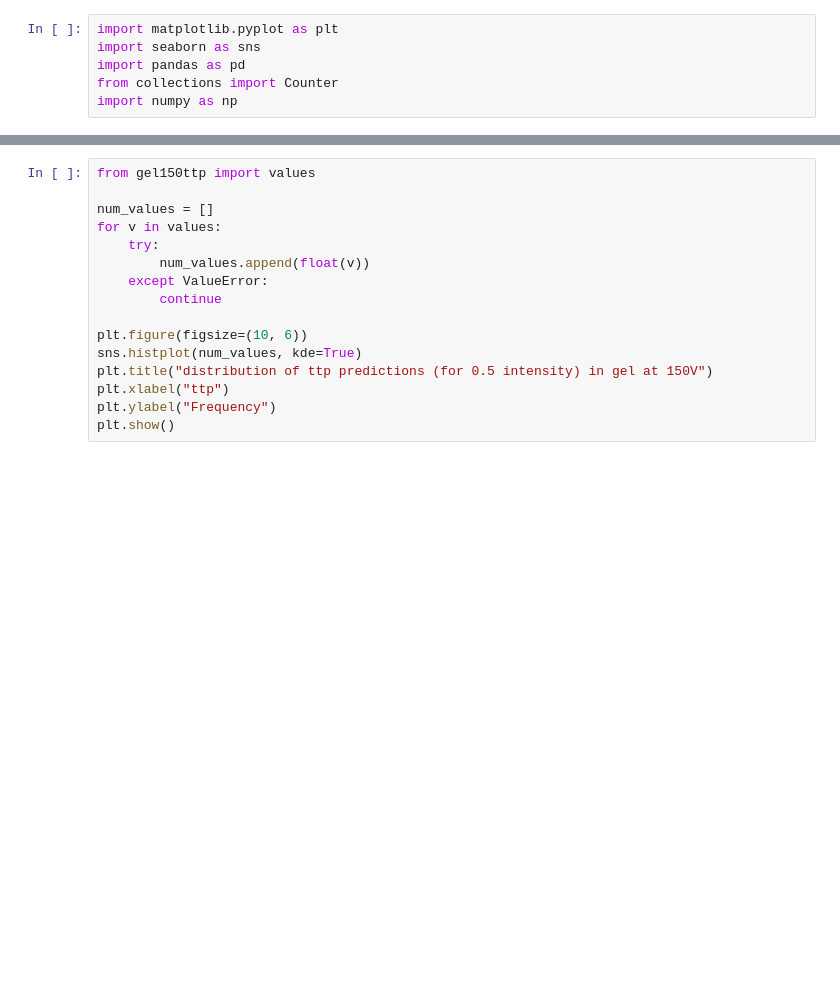
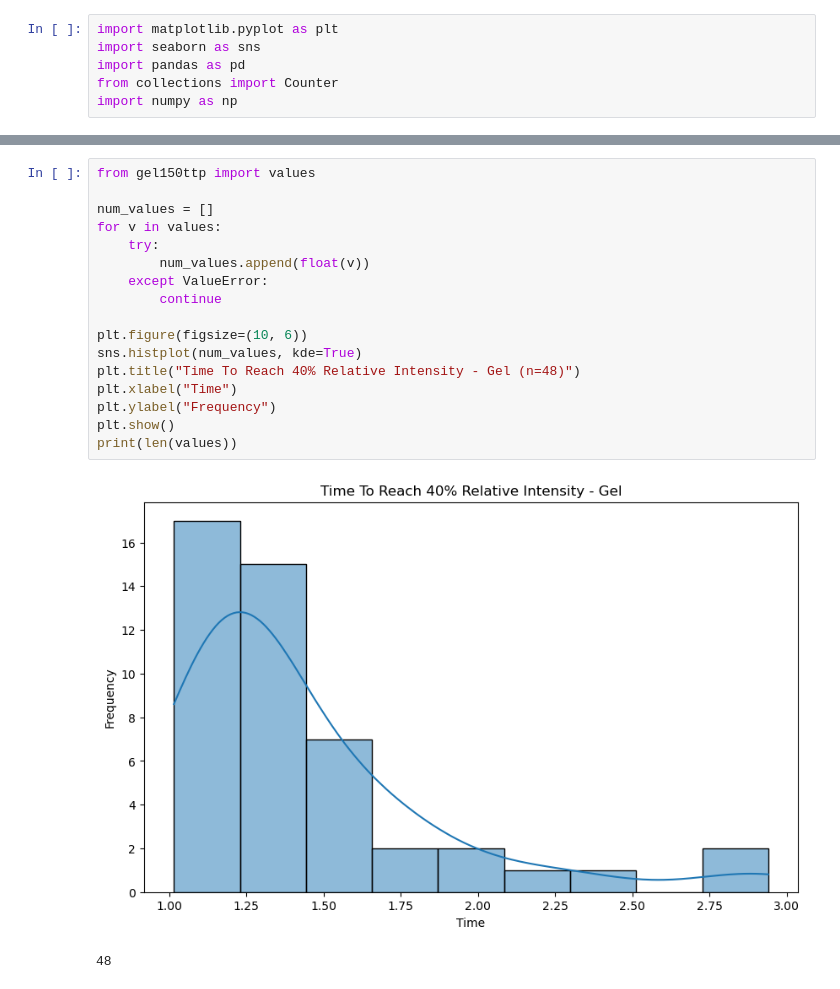
Before and after one commit to JackChefetz/histotripsy_signal_processing, a Jupyter notebook: 2_25_results/results.ipynb, the cells around one changed output, grey strips where cells are left out. Saved outputs shown, nothing was run; the diff lists cells and outputs as text; blank space fills up the shorter version.

```diff
--- a/2_25_results/results.ipynb
+++ b/2_25_results/results.ipynb
@@ -65,19 +82,23 @@ print("Note: poor fit here was R^2 worse than 0.01")
 # %%
 from gel150ttp import values
 
 num_values = []
 for v in values:
     try:
         num_values.append(float(v))
     except ValueError:
         continue
 
 plt.figure(figsize=(10, 6))
 sns.histplot(num_values, kde=True)
-plt.title("distribution of ttp predictions (for 0.5 intensity) in gel at 150V")
-plt.xlabel("ttp")
+plt.title("Time To Reach 40% Relative Intensity - Gel (n=48)")
+plt.xlabel("Time")
 plt.ylabel("Frequency")
 plt.show()
+print(len(values))
+# %% [output]
+[figure, added]
+48
 # %%
 from gel150ttp import values
 
```
Also changed, not shown: parts of 7 cells of this notebook, 53 other files.
